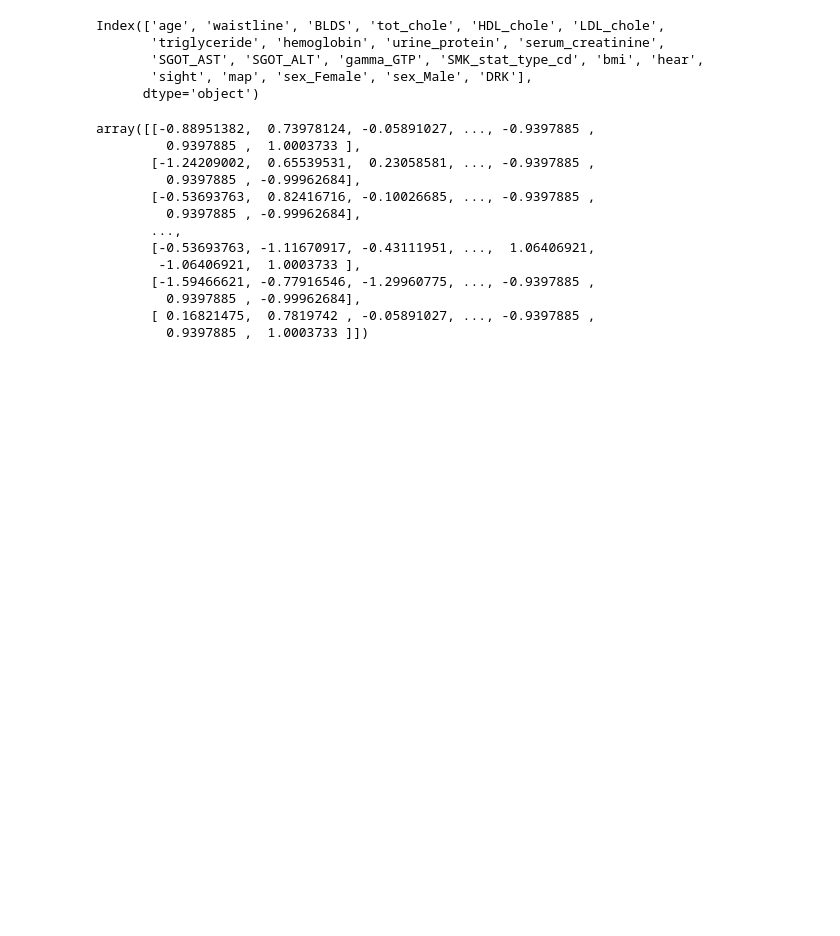
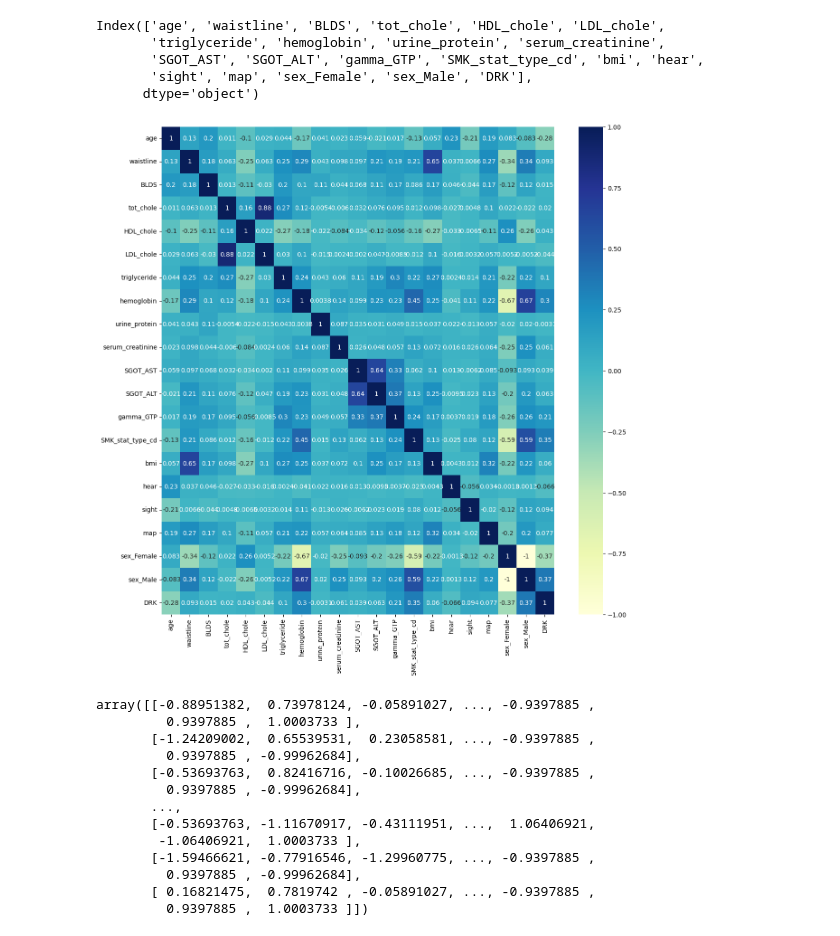
Before and after one commit to SamarthMotka/Data_Mining_CP-2_T02, a Jupyter notebook: IDM_Project_2_T_02_23.ipynb, the cells around one changed output. Drawn from its saved outputs; the diff is of its cells as text; code cells hidden in the pictures; blank space fills up the shorter version.

```diff
--- a/IDM_Project_2_T_02_23.ipynb
+++ b/IDM_Project_2_T_02_23.ipynb
@@ -201,3 +225,11 @@ Index(['age', 'waistline', 'BLDS', 'tot_chole', 'HDL_chole', 'LDL_chole',
        'SGOT_AST', 'SGOT_ALT', 'gamma_GTP', 'SMK_stat_type_cd', 'bmi', 'hear',
        'sight', 'map', 'sex_Female', 'sex_Male', 'DRK'],
       dtype='object')
+# %%
+cor = new_df.corr()
+plt.figure(figsize=(14, 14))
+sns.heatmap(data=cor,annot=True,cmap='YlGnBu')
+plt.show()
+# Create a heatmap using seaborn
+# %% [output]
+[figure, added]
```
Also changed, not shown: parts of 12 cells of this notebook.
